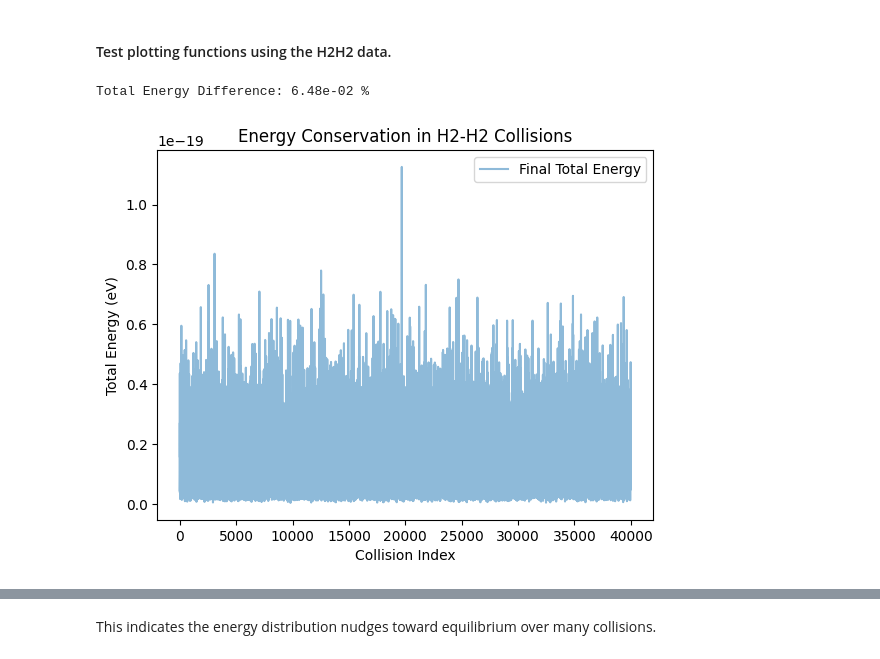
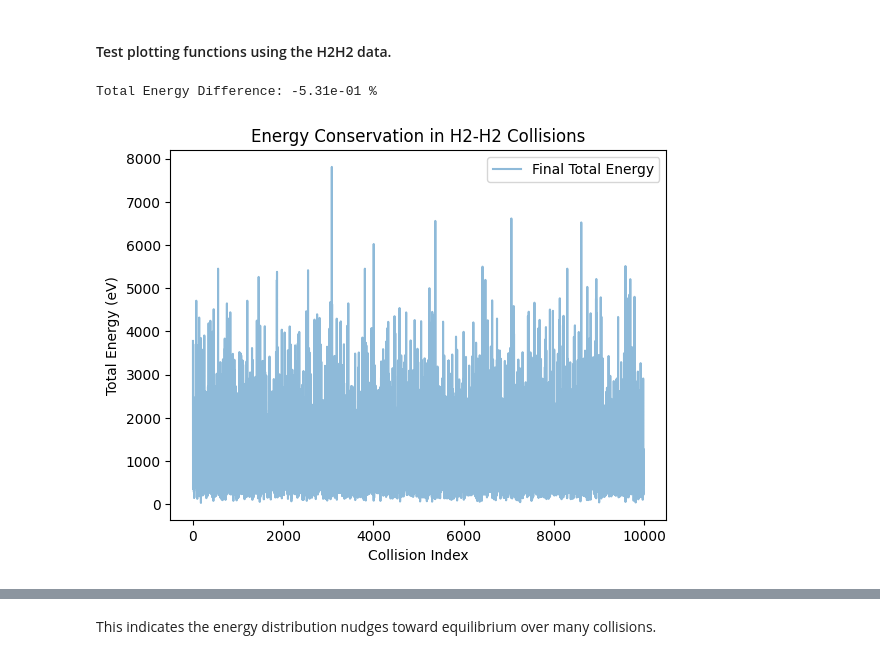
Before and after one commit to TijnZeelenberg/scatteringkernels, a Jupyter notebook: H2H2_analysis.ipynb, the cells around one changed output, grey strips where cells are left out. Cells and saved outputs as stored; diff of their text form; code cells hidden in the pictures.

```diff
--- a/H2H2_analysis.ipynb
+++ b/H2H2_analysis.ipynb
@@ -3,24 +3,24 @@
 # %%
 import matplotlib.pyplot as plt
 import pandas as pd
 import numpy as np
 # Check energy conservation
-datafile = "data/H2H2_collisionsV2.csv"
+datafile = "data/H2H2_collisionsV3.csv"
 df = pd.read_csv(datafile, skiprows=1)
 Etot_init = df.iloc[:,0] + df.iloc[:,1] + df.iloc[:,2]
 Etot_final = df.iloc[:,3] + df.iloc[:,4] + df.iloc[:,5]
 
 total_energy_diff = 100* np.sum(Etot_final - Etot_init) / np.sum(Etot_init)
 print(f'Total Energy Difference: {total_energy_diff:.2e} %')
 plt.plot(Etot_final, label='Final Total Energy', alpha=0.5)
 plt.xlabel('Collision Index')
 plt.ylabel('Total Energy (eV)')
 plt.title('Energy Conservation in H2-H2 Collisions')
 plt.legend()
 plt.show()
 # %% [output]
-Total Energy Difference: 6.48e-02 %
+Total Energy Difference: -5.31e-01 %
-[figure, old version]
+[figure, new version]
 # %%
 Etr_init = df.iloc[:,0]
 Etr_final = df.iloc[:,3]
```
Also changed, not shown: parts of 2 cells of this notebook, 6 other files.
